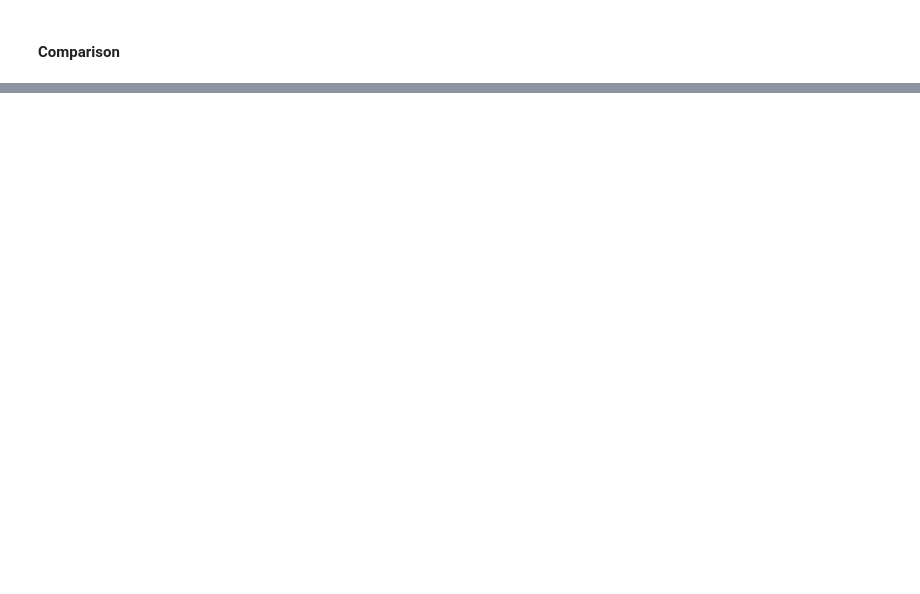
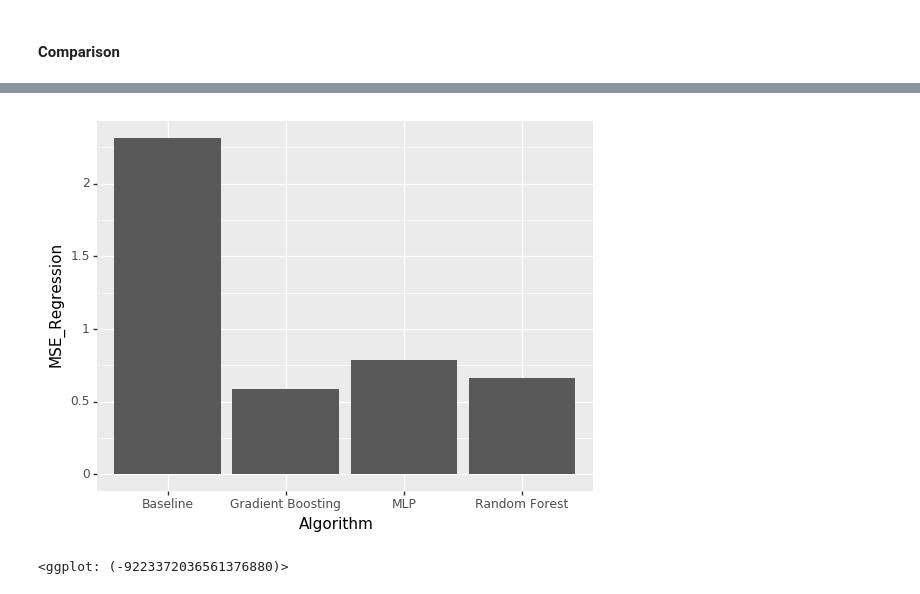
Before and after one commit to rnahar25/15388FinalProject, a Jupyter notebook: Predicting Youtube View Counts.ipynb, the cells around one changed output, grey strips where cells are left out. Drawn from its saved outputs; the diff is of its cells as text; code cells hidden in the pictures; blank space fills up the shorter version.

```diff
--- a/Predicting Youtube View Counts.ipynb
+++ b/Predicting Youtube View Counts.ipynb
@@ -703,0 +734,5 @@ youtube_ml.to_pickle("youtube_features.pkl")
+# %%
+ggplot(aes(x = "Algorithm", y = "MSE_Regression"), df) + geom_col()
+# %% [output]
+[figure, added]
+<ggplot: (-9223372036561376880)>
```
Also changed, not shown: parts of 12 cells of this notebook.
